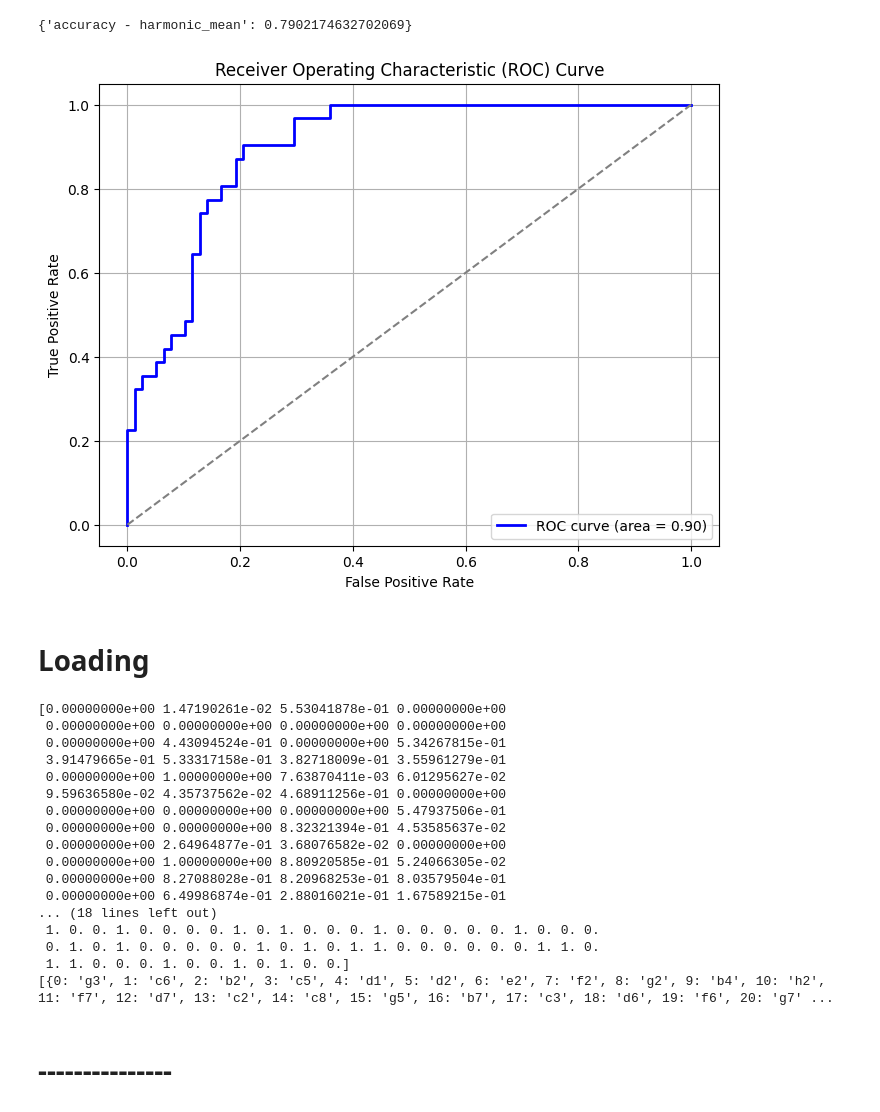
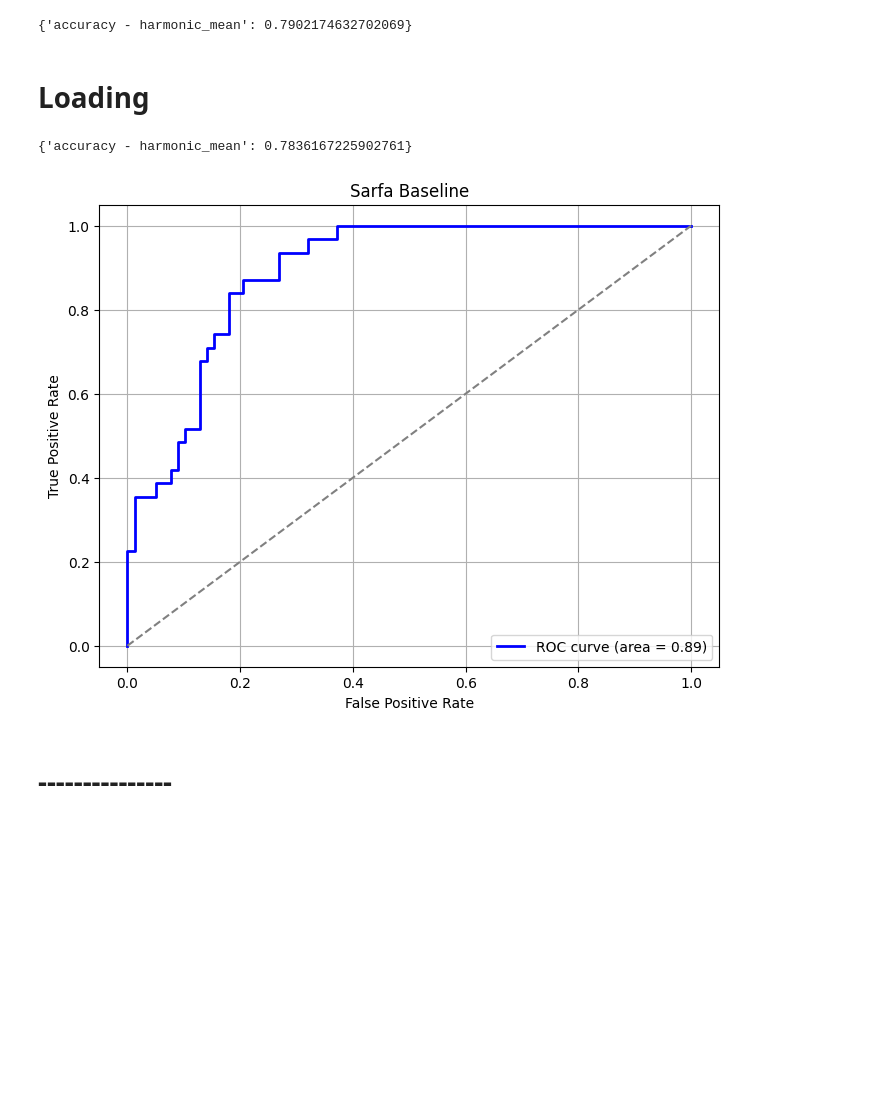
Before and after one commit to radroof22/xAI-chess, a Jupyter notebook: sarfa_baseline.ipynb, the cells around one changed output. Saved outputs shown, nothing was run; the diff lists cells and outputs as text; code cells hidden in the pictures; blank space fills up the shorter version.

```diff
--- a/sarfa_baseline.ipynb
+++ b/sarfa_baseline.ipynb
@@ -116,7 +116,7 @@ def saliency_algorithm(fen, action=None) -> dict[str, float]:
 
     return saliency_results
 # %%
-benchmark = SafraBenchmark(saliency_algorithm, name, sanity_check=True)
+benchmark = SafraBenchmark.run(saliency_algorithm, name, sanity_check=True)
 # %% [output]
 2r2rk1/pp1bqpp1/2nppn1p/2p3N1/1bP5/1PN3P1/PBQPPPBP/3R1RK1 w - - 0 1
 r2qrbk1/1bp2ppp/p2p1n2/2p2NB1/4P3/2N2Q2/PPP2PPP/R3R1K1 w - - 0 1
@@ -133,47 +130,15 @@ roc_auc = auc(fpr, tpr)
-# %%
-# Plot the ROC curve
-plt.figure(figsize=(8, 6))
-plt.plot(fpr, tpr, color='blue', lw=2, label=f'ROC curve (area = {roc_auc:.2f})')
-plt.plot([0, 1], [0, 1], color='gray', linestyle='--')  # Random classifier line (diagonal)
-plt.xlabel('False Positive Rate')
-plt.ylabel('True Positive Rate')
-plt.title('Receiver Operating Characteristic (ROC) Curve')
-plt.legend(loc='lower right')
-plt.grid(True)
-plt.show()
-# %% [output]
-[figure, removed]
 # %% [markdown]
 # Loading
-# %%
-import pickle
-
-# Load from file
-with open(f"output/{name}.0.pkl", "rb") as f:
-    loaded_data = pickle.load(f)
-
-predicted_values_array, ground_truth, index_to_position_strs = loaded_data
-print(predicted_values_array)
-print(ground_truth)
-print(index_to_position_strs)
-# %% [output]
-[0.00000000e+00 1.47190261e-02 5.53041878e-01 0.00000000e+00
- 0.00000000e+00 0.00000000e+00 0.00000000e+00 0.00000000e+00
- 0.00000000e+00 4.43094524e-01 0.00000000e+00 5.34267815e-01
- 3.91479665e-01 5.33317158e-01 3.82718009e-01 3.55961279e-01
- 0.00000000e+00 1.00000000e+00 7.63870411e-03 6.01295627e-02
- 9.59636580e-02 4.35737562e-02 4.68911256e-01 0.00000000e+00
- 0.00000000e+00 0.00000000e+00 0.00000000e+00 5.47937506e-01
- 0.00000000e+00 0.00000000e+00 8.32321394e-01 4.53585637e-02
- 0.00000000e+00 2.64964877e-01 3.68076582e-02 0.00000000e+00
- 0.00000000e+00 1.00000000e+00 8.80920585e-01 5.24066305e-02
- 0.00000000e+00 8.27088028e-01 8.20968253e-01 8.03579504e-01
- 0.00000000e+00 6.49986874e-01 2.88016021e-01 1.67589215e-01
-... (18 lines left out)
- 1. 0. 0. 1. 0. 0. 0. 0. 1. 0. 1. 0. 0. 0. 1. 0. 0. 0. 0. 0. 1. 0. 0. 0.
- 0. 1. 0. 1. 0. 0. 0. 0. 0. 1. 0. 1. 0. 1. 1. 0. 0. 0. 0. 0. 0. 1. 1. 0.
- 1. 1. 0. 0. 0. 1. 0. 0. 1. 0. 1. 0. 0.]
-[{0: 'g3', 1: 'c6', 2: 'b2', 3: 'c5', 4: 'd1', 5: 'd2', 6: 'e2', 7: 'f2', 8: 'g2', 9: 'b4', 10: 'h2', 11: 'f7', 12: 'd7', 13: 'c2', 14: 'c8', 15: 'g5', 16: 'b7', 17: 'c3', 18: 'd6', 19: 'f6', 20: 'g7' ...
+# %%
+sarfa_benchmark = SafraBenchmark.load_results(saliency_algorithm, "sarfa_baseline_20.sanity")
+# %%
+sarfa_benchmark.accuracy()
+# %% [output]
+{'accuracy - harmonic_mean': 0.7836167225902761}
+# %%
+sarfa_benchmark.plot_roc("Sarfa Baseline")
+# %% [output]
+[figure, added]
 # %% [markdown]
 # ---------------
 # %% [markdown]
```
Also changed, not shown: parts of 1 cell of this notebook, 1 other file.
